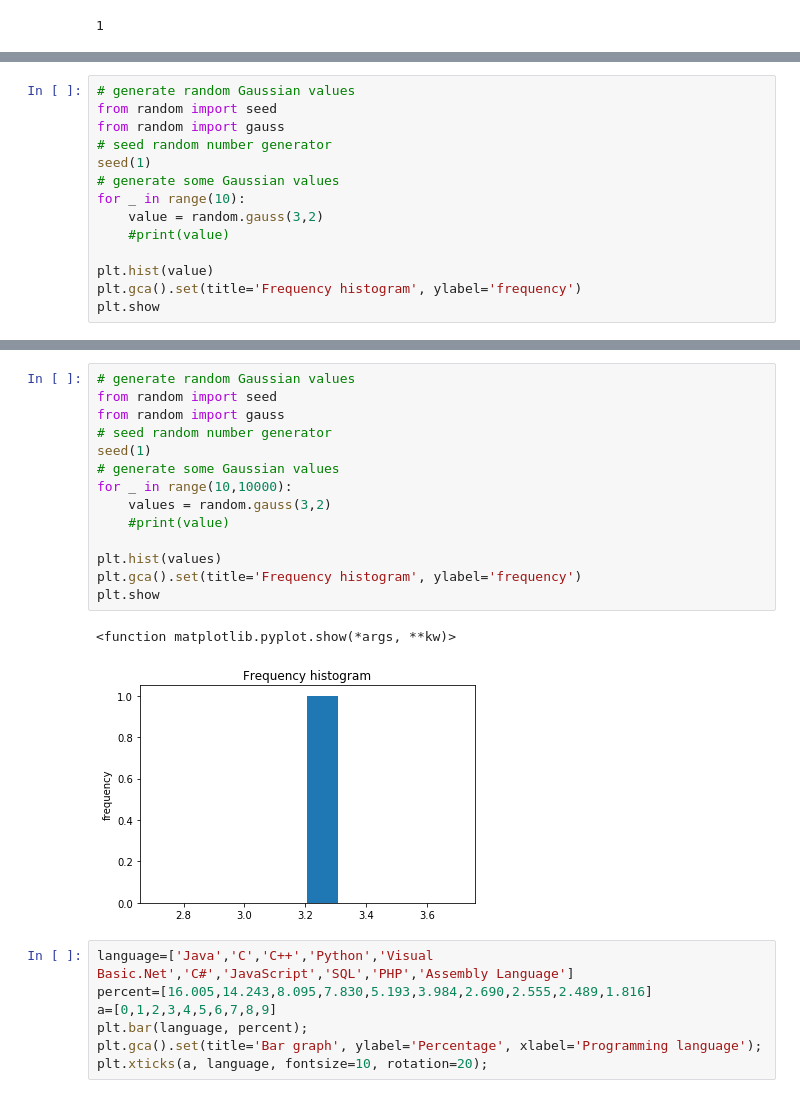
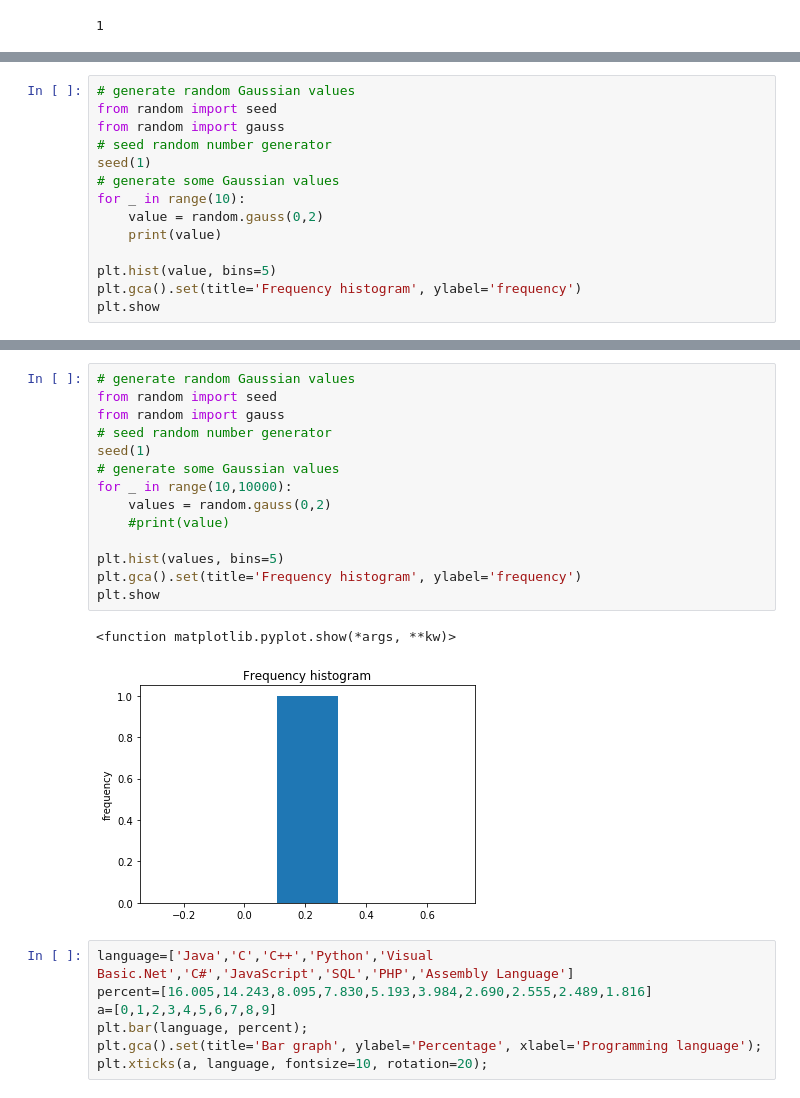
Before and after one commit to rezaindah/informatyka_2019, a Jupyter notebook: may21.ipynb, the cells around one changed output, grey strips where cells are left out. Drawn from its saved outputs; the diff is of its cells as text.

```diff
--- a/may21.ipynb
+++ b/may21.ipynb
@@ -44,10 +43,10 @@ from random import gauss
 seed(1)
 # generate some Gaussian values
 for _ in range(10):
-    value = random.gauss(3,2)
-    #print(value)
+    value = random.gauss(0,2)
+    print(value)
 
-plt.hist(value)
+plt.hist(value, bins=5)
 plt.gca().set(title='Frequency histogram', ylabel='frequency')
 plt.show
 # %% [output]
@@ -56,20 +65,20 @@ plt.show
 # %%
 # generate random Gaussian values
 from random import seed
 from random import gauss
 # seed random number generator
 seed(1)
 # generate some Gaussian values
 for _ in range(10,10000):
-    values = random.gauss(3,2)
+    values = random.gauss(0,2)
     #print(value)
 
-plt.hist(values)
+plt.hist(values, bins=5)
 plt.gca().set(title='Frequency histogram', ylabel='frequency')
 plt.show
 # %% [output]
 <function matplotlib.pyplot.show(*args, **kw)>
-[figure, old version]
+[figure, new version]
 # %%
 language=['Java','C','C++','Python','Visual Basic.Net','C#','JavaScript','SQL','PHP','Assembly Language']
 percent=[16.005,14.243,8.095,7.830,5.193,3.984,2.690,2.555,2.489,1.816]
```
Also changed, not shown: parts of 4 cells of this notebook, 1 other file.
